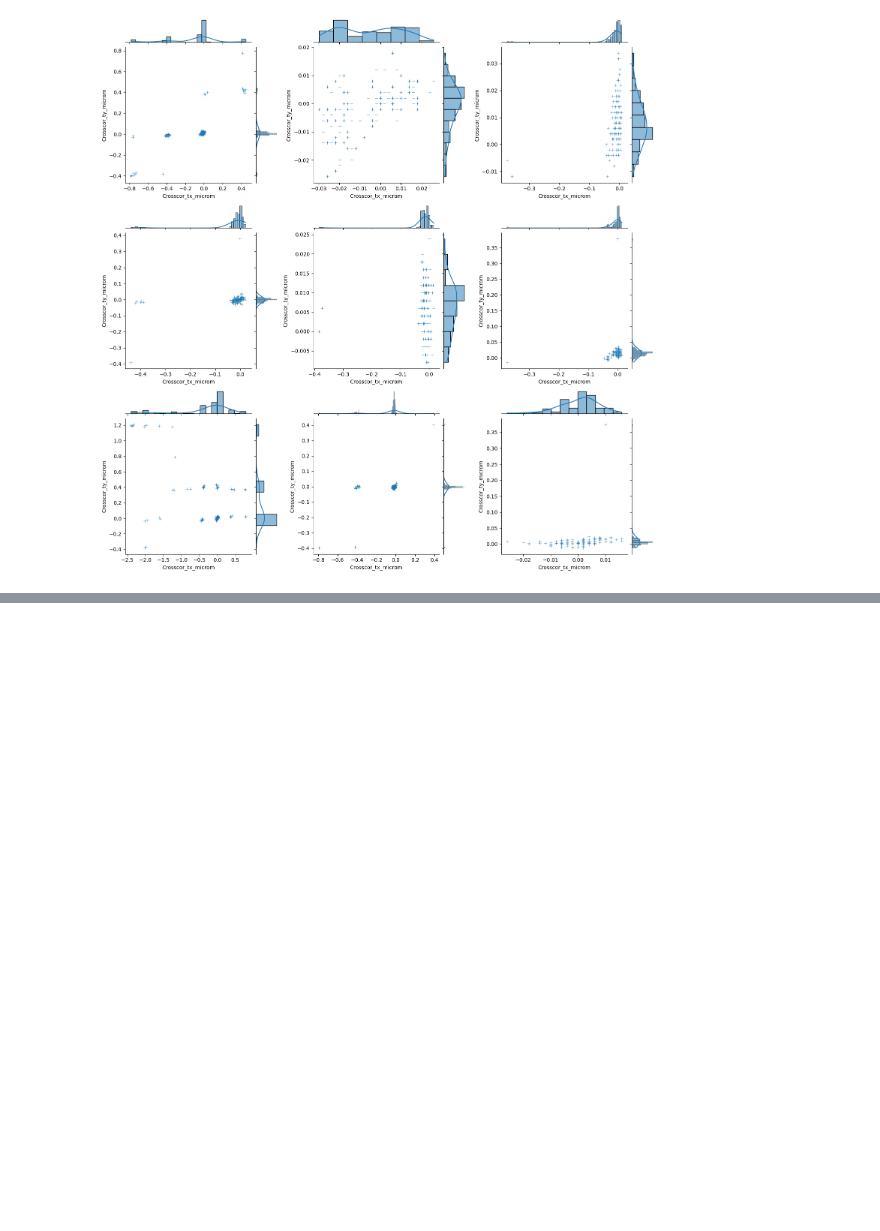
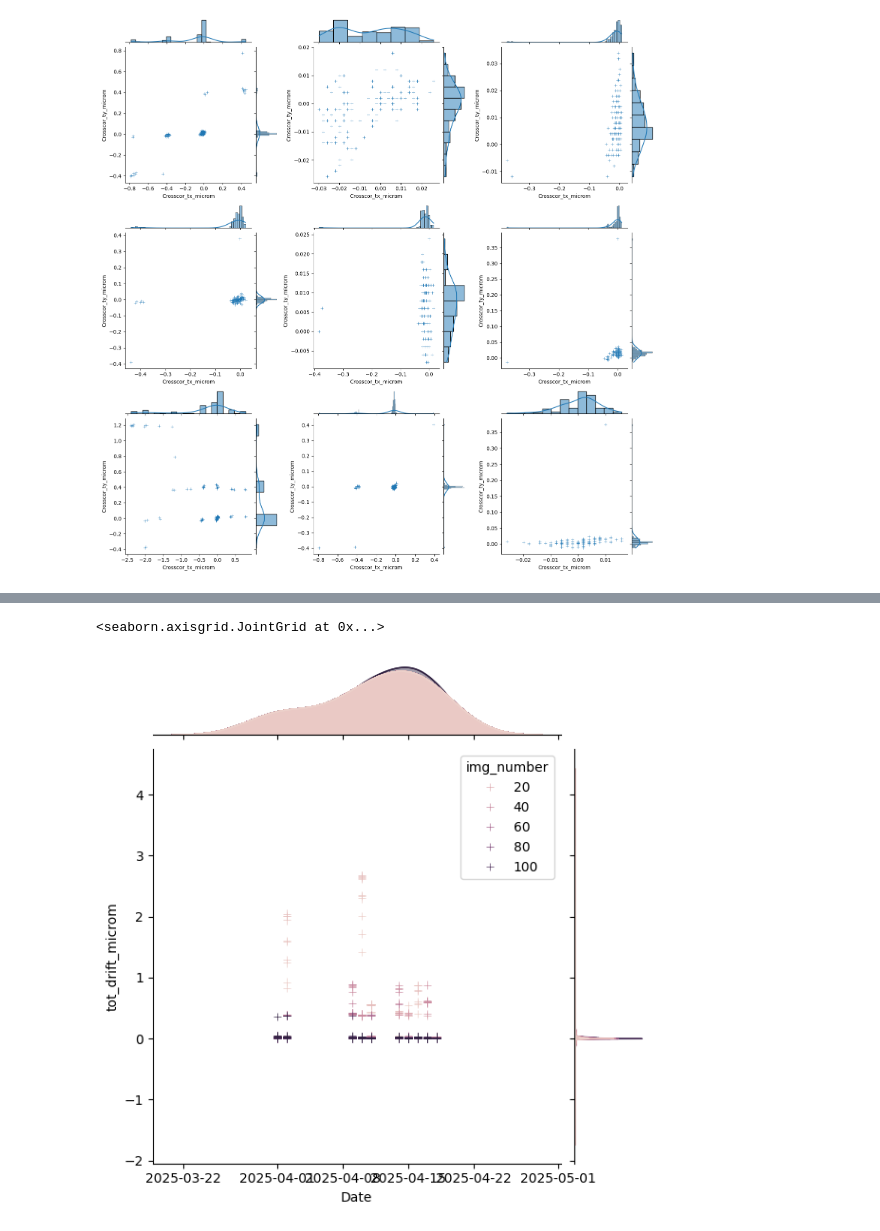
Before and after one commit to Open-2-Photon-Microscope/OF-larger-delta-stage, a Jupyter notebook: code/S5_Notebook.ipynb, the cells around one changed output, grey strips where cells are left out. Saved outputs shown, nothing was run; the diff lists cells and outputs as text; code cells hidden in the pictures; blank space fills up the shorter version.

```diff
--- a/code/S5_Notebook.ipynb
+++ b/code/S5_Notebook.ipynb
@@ -261,0 +263,5 @@ sns.jointplot(data=all_data,x='Time_in_min',y='tot_drift_microm',marker='+',drop
+# %%
+sns.jointplot(data=all_data,x='Date',y='tot_drift_microm',marker='+',dropna=True,hue='img_number')
+# %% [output]
+<seaborn.axisgrid.JointGrid at 0x...>
+[figure, added]
```
Also changed, not shown: parts of 5 cells of this notebook, 2 other files.
